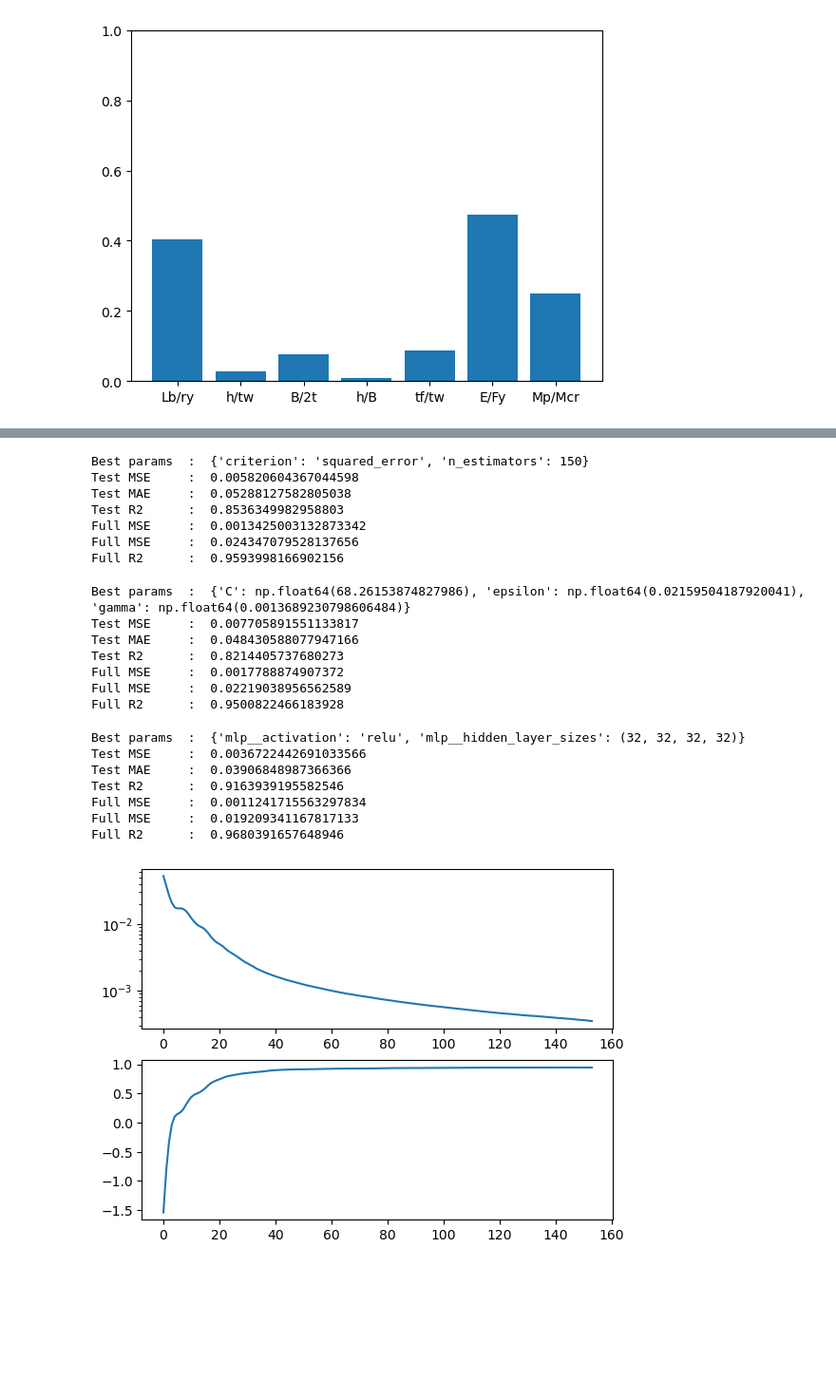
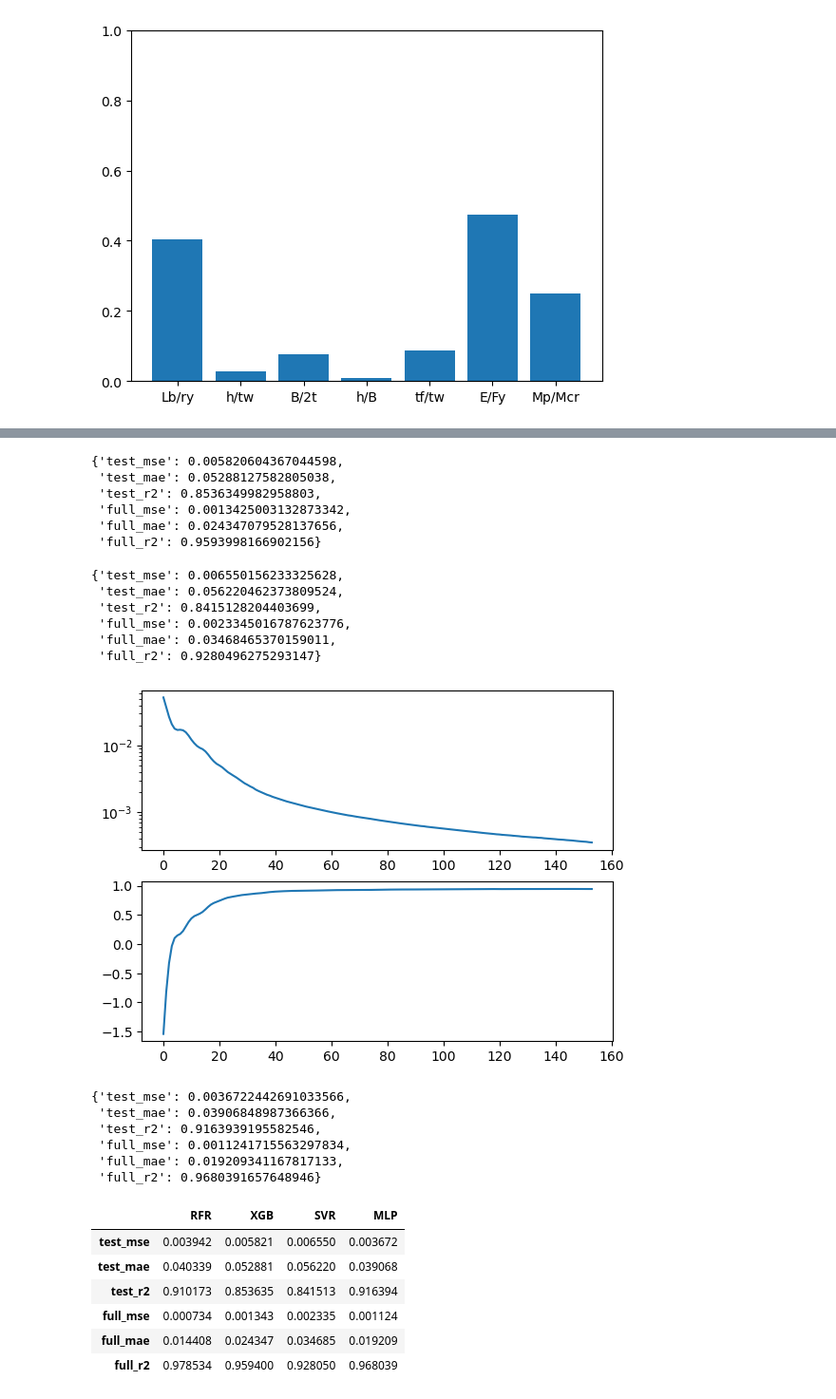
Before and after one commit to shantanu404/ibeam, a Jupyter notebook: ibeam.ipynb, the cells around one changed output, grey strips where cells are left out. Shown: that part at 95% size. Drawn from its saved outputs; the diff is of its cells as text; code cells hidden in the pictures; blank space fills up the shorter version.

```diff
--- a/ibeam.ipynb
+++ b/ibeam.ipynb
@@ -80,5 +84,7 @@ rf_params = {
     'n_estimators' : [150, 200, 250, 300],
 }
 
-_ = evaluate_pipeline(RandomForestRegressor(random_state=42), rf_params)
+_, _, rf_metrics = evaluate_pipeline(RandomForestRegressor(random_state=42), rf_params)
+
+rf_metrics
 # %% [output]
@@ -95,34 +100,36 @@ gb_params = {
     'n_estimators' : [150, 200, 250, 300],
 }
 
-_ = evaluate_pipeline(GradientBoostingRegressor(random_state=42), gb_params)
+_, _, gb_metrics = evaluate_pipeline(GradientBoostingRegressor(random_state=42), gb_params)
+
+gb_metrics
 # %% [output]
-Best params  :  {'criterion': 'squared_error', 'n_estimators': 150}
-Test MSE     :  0.005820604367044598
-Test MAE     :  0.05288127582805038
-Test R2      :  0.8536349982958803
-Full MSE     :  0.0013425003132873342
-Full MSE     :  0.024347079528137656
-Full R2      :  0.9593998166902156
+{'test_mse': 0.005820604367044598,
+ 'test_mae': 0.05288127582805038,
+ 'test_r2': 0.8536349982958803,
+ 'full_mse': 0.0013425003132873342,
+ 'full_mae': 0.024347079528137656,
+ 'full_r2': 0.9593998166902156}
 # %%
 from sklearn.svm import SVR
 from scipy.stats import loguniform, uniform
 
 svr_params = {
-    'C': loguniform(1e-3, 1e3),
+    'C': loguniform(1, 1e2),
     'epsilon': uniform(0.01, 0.1),
     'gamma': loguniform(1e-3, 1e3)
 }
 
-_ = evaluate_pipeline(SVR(), svr_params, RandomizedSearchCV)
+_, _, svr_metrics = evaluate_pipeline(SVR(), svr_params, RandomizedSearchCV)
+
+svr_metrics
 # %% [output]
-Best params  :  {'C': np.float64(68.26153874827986), 'epsilon': np.float64(0.02159504187920041), 'gamma': np.float64(0.0013689230798606484)}
-Test MSE     :  0.007705891551133817
-Test MAE     :  0.048430588077947166
-Test R2      :  0.8214405737680273
-Full MSE     :  0.0017788874907372
-Full MSE     :  0.02219038956562589
-Full R2      :  0.9500822466183928
+{'test_mse': 0.006550156233325628,
+ 'test_mae': 0.056220462373809524,
+ 'test_r2': 0.8415128204403699,
+ 'full_mse': 0.0023345016787623776,
+ 'full_mae': 0.03468465370159011,
+ 'full_r2': 0.9280496275293147}
 # %%
 from sklearn.neural_network import MLPRegressor
 from sklearn.pipeline import Pipeline
@@ -138,19 +145,38 @@ nn_pipeline = Pipeline([
     ('mlp', MLPRegressor(random_state=100, early_stopping=True, max_iter=500))
 ])
 
-nn_pipeline, _ = evaluate_pipeline(nn_pipeline, nn_params)
+nn_pipeline, _, nn_metrics = evaluate_pipeline(nn_pipeline, nn_params)
 
 plt.subplot(2, 1, 1)
 plt.semilogy(nn_pipeline['mlp'].loss_curve_)
 plt.subplot(2, 1, 2)
 plt.plot(nn_pipeline['mlp'].validation_scores_)
 plt.show()
+
+
+nn_metrics
 # %% [output]
+[figure]
-Best params  :  {'mlp__activation': 'relu', 'mlp__hidden_layer_sizes': (32, 32, 32, 32)}
-Test MSE     :  0.0036722442691033566
-Test MAE     :  0.03906848987366366
-Test R2      :  0.9163939195582546
-Full MSE     :  0.0011241715563297834
-Full MSE     :  0.019209341167817133
-Full R2      :  0.9680391657648946
+{'test_mse': 0.0036722442691033566,
+ 'test_mae': 0.03906848987366366,
+ 'test_r2': 0.9163939195582546,
+ 'full_mse': 0.0011241715563297834,
+ 'full_mae': 0.019209341167817133,
+ 'full_r2': 0.9680391657648946}
-[figure]
+# %%
+metrics = pd.DataFrame({
+    'RFR' : rf_metrics,
+    'XGB' : gb_metrics,
+    'SVR' : svr_metrics,
+    'MLP' : nn_metrics,
+})
+
+metrics
+# %% [output]
+|  | RFR | XGB | SVR | MLP |
+| test_mse | 0.003942 | 0.005821 | 0.006550 | 0.003672 |
+| test_mae | 0.040339 | 0.052881 | 0.056220 | 0.039068 |
+| test_r2 | 0.910173 | 0.853635 | 0.841513 | 0.916394 |
+| full_mse | 0.000734 | 0.001343 | 0.002335 | 0.001124 |
+| full_mae | 0.014408 | 0.024347 | 0.034685 | 0.019209 |
+| full_r2 | 0.978534 | 0.959400 | 0.928050 | 0.968039 |
```
Also changed, not shown: parts of 3 cells of this notebook.
